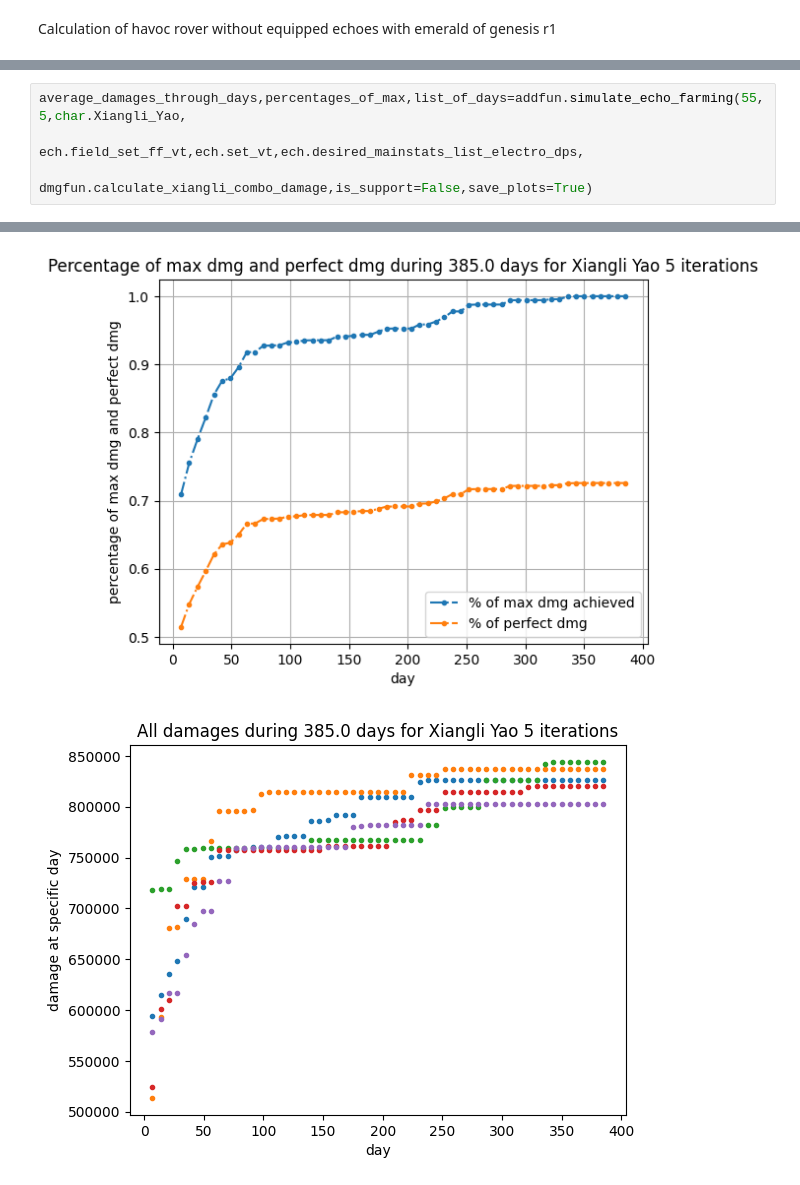
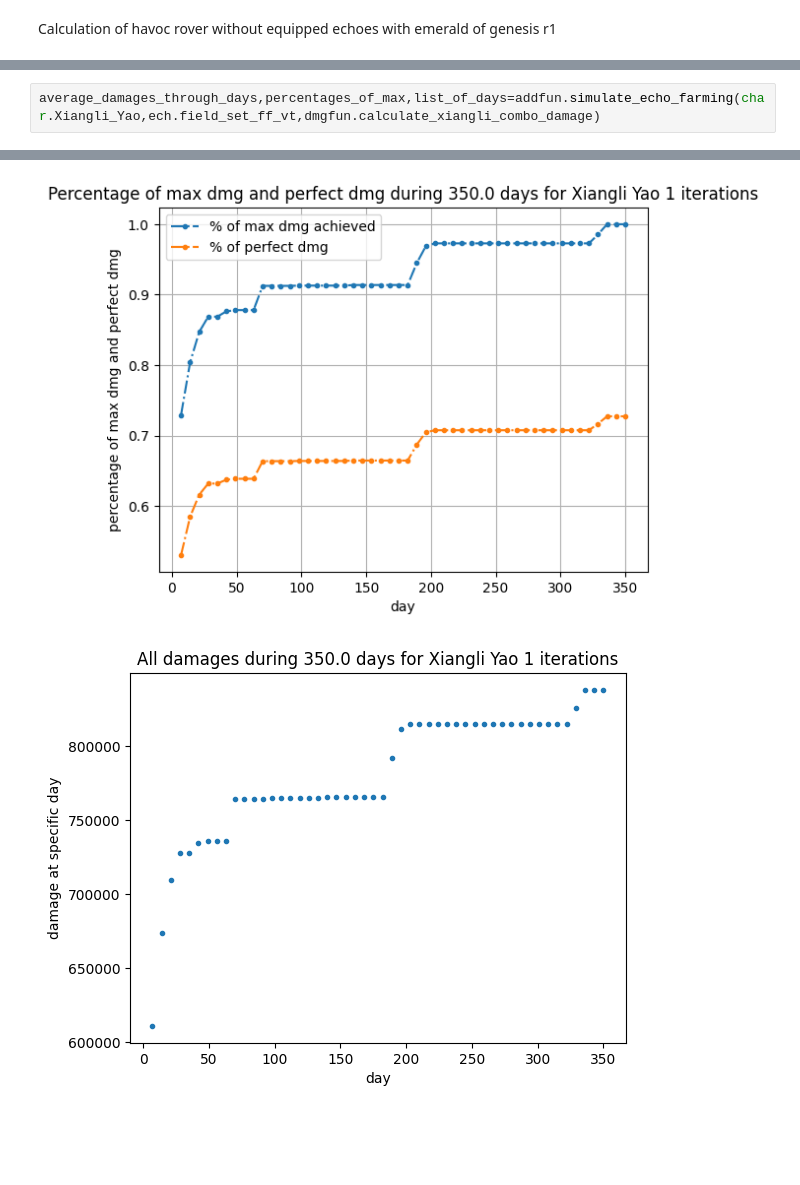
Before and after one commit to Devastator-dev/echoes_public, a Jupyter notebook: calculations_and_graphs.ipynb, the cells around one changed output, grey strips where cells are left out. Drawn from its saved outputs; the diff is of its cells as text; blank space fills up the shorter version.

```diff
--- a/calculations_and_graphs.ipynb
+++ b/calculations_and_graphs.ipynb
@@ -45,5 +56,3 @@ Estimated days to get that tuners:  194.4
 # %%
-average_damages_through_days,percentages_of_max,list_of_days=addfun.simulate_echo_farming(55,5,char.Xiangli_Yao,
-                                                            ech.field_set_ff_vt,ech.set_vt,ech.desired_mainstats_list_electro_dps,
-                                                            dmgfun.calculate_xiangli_combo_damage,is_support=False,save_plots=True)
+average_damages_through_days,percentages_of_max,list_of_days=addfun.simulate_echo_farming(char.Xiangli_Yao,ech.field_set_ff_vt,dmgfun.calculate_xiangli_combo_damage)
 # %% [output]
@@ -68,2 +77,2 @@ Estimated days to get that tuners:  509.3
-[figure, old version]
+[figure, new version]
-[figure, old version]
+[figure, new version]
```
Also changed, not shown: parts of 5 cells of this notebook, 4 other files.
